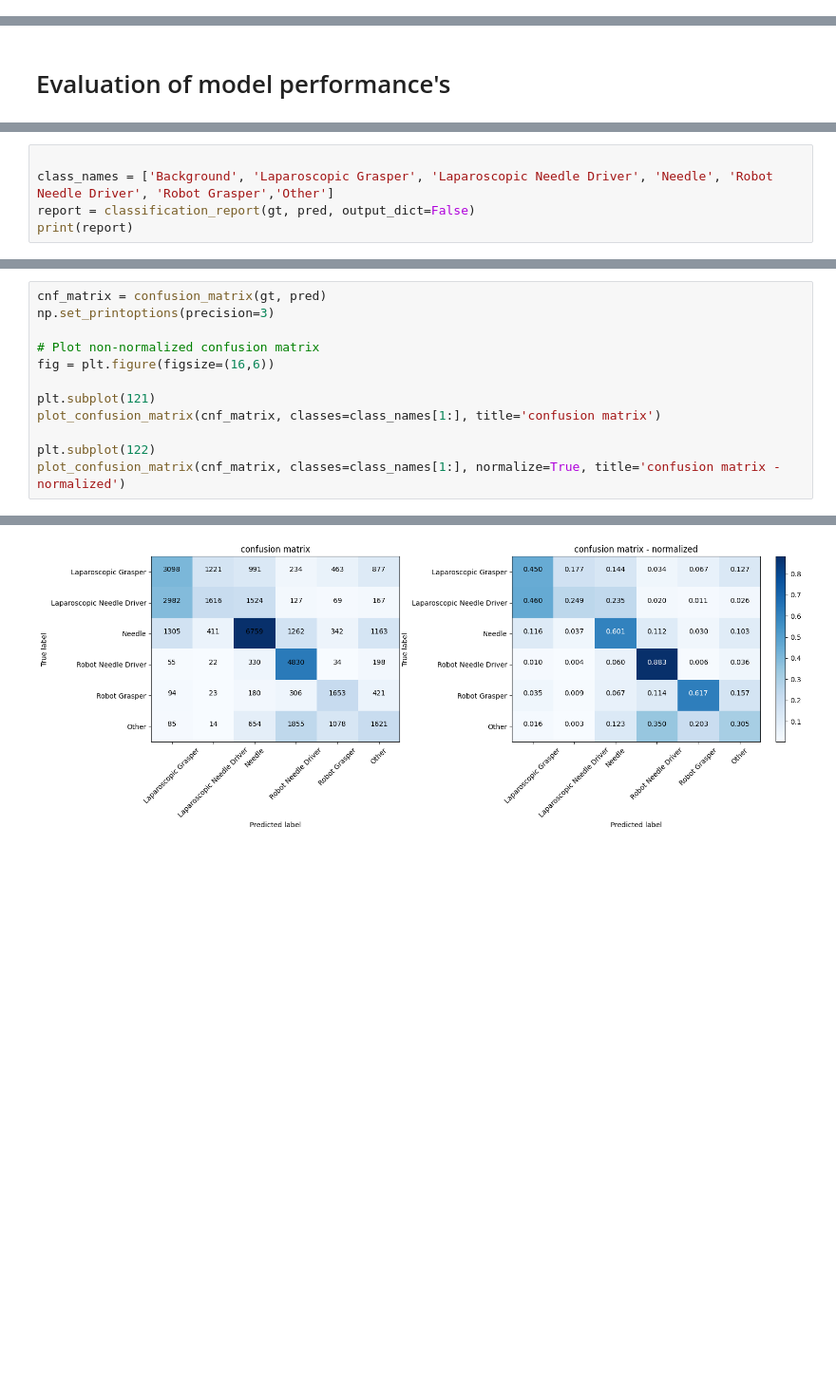
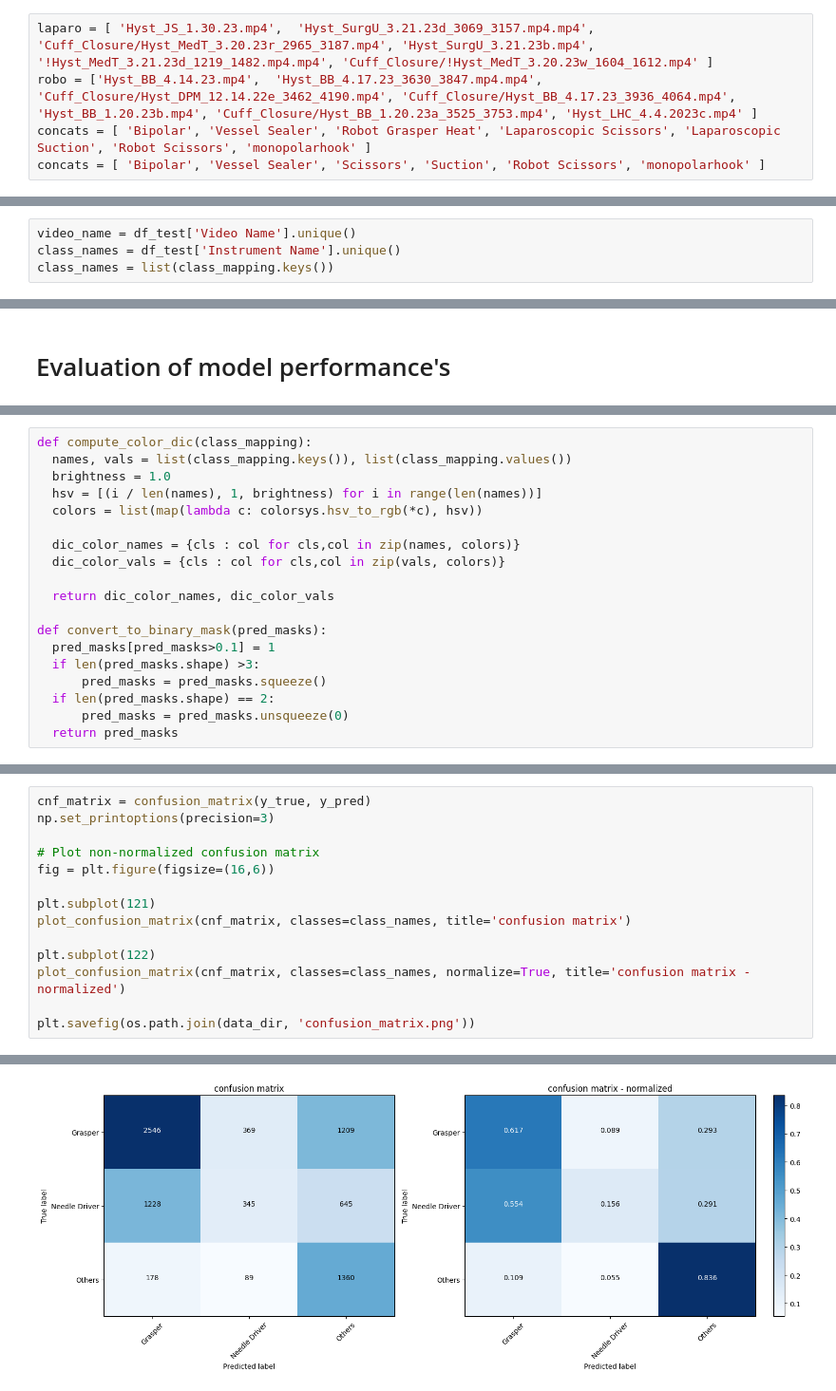
Before and after one commit to lucieDLE/hysterectomy-coach, a Jupyter notebook: src/py/notebooks/rcnn_eval.ipynb, the cells around one changed output, grey strips where cells are left out. Shown: that part at 95% size. Drawn from its saved outputs; the diff is of its cells as text; blank space fills up the shorter version.

```diff
--- a/src/py/notebooks/rcnn_eval.ipynb
+++ b/src/py/notebooks/rcnn_eval.ipynb
@@ -39,0 +24,5 @@ with open(pred_file, 'rb') as f:
+# %%
+laparo = [ 'Hyst_JS_1.30.23.mp4',  'Hyst_SurgU_3.21.23d_3069_3157.mp4.mp4', 'Cuff_Closure/Hyst_MedT_3.20.23r_2965_3187.mp4', 'Hyst_SurgU_3.21.23b.mp4', '!Hyst_MedT_3.21.23d_1219_1482.mp4.mp4', 'Cuff_Closure/!Hyst_MedT_3.20.23w_1604_1612.mp4' ]
+robo = ['Hyst_BB_4.14.23.mp4',  'Hyst_BB_4.17.23_3630_3847.mp4.mp4', 'Cuff_Closure/Hyst_DPM_12.14.22e_3462_4190.mp4', 'Cuff_Closure/Hyst_BB_4.17.23_3936_4064.mp4', 'Hyst_BB_1.20.23b.mp4', 'Cuff_Closure/Hyst_BB_1.20.23a_3525_3753.mp4', 'Hyst_LHC_4.4.2023c.mp4' ]
+concats = [ 'Bipolar', 'Vessel Sealer', 'Robot Grasper Heat', 'Laparoscopic Scissors', 'Laparoscopic Suction', 'Robot Scissors', 'monopolarhook' ]
+concats = [ 'Bipolar', 'Vessel Sealer', 'Scissors', 'Suction', 'Robot Scissors', 'monopolarhook' ]
@@ -39,0 +92,4 @@ with open(pred_file, 'rb') as f:
+# %%
+video_name = df_test['Video Name'].unique()
+class_names = df_test['Instrument Name'].unique()
+class_names = list(class_mapping.keys())
@@ -212,5 +227,0 @@ print(json.dumps(out_dict, indent=2))
-# %%
-
-class_names = ['Background', 'Laparoscopic Grasper', 'Laparoscopic Needle Driver', 'Needle', 'Robot Needle Driver', 'Robot Grasper','Other']
-report = classification_report(gt, pred, output_dict=False)
-print(report)
@@ -229,0 +275,19 @@ weighted avg       0.51      0.51      0.50     38064
+# %%
+def compute_color_dic(class_mapping):
+  names, vals = list(class_mapping.keys()), list(class_mapping.values())
+  brightness = 1.0
+  hsv = [(i / len(names), 1, brightness) for i in range(len(names))]
+  colors = list(map(lambda c: colorsys.hsv_to_rgb(*c), hsv))
+
+  dic_color_names = {cls : col for cls,col in zip(names, colors)}
+  dic_color_vals = {cls : col for cls,col in zip(vals, colors)}
+
+  return dic_color_names, dic_color_vals
+
+def convert_to_binary_mask(pred_masks):
+  pred_masks[pred_masks>0.1] = 1
+  if len(pred_masks.shape) >3:
+      pred_masks = pred_masks.squeeze()
+  if len(pred_masks.shape) == 2:
+      pred_masks = pred_masks.unsqueeze(0)
+  return pred_masks
@@ -230,14 +476,16 @@ weighted avg       0.51      0.51      0.50     38064
 # %%
-cnf_matrix = confusion_matrix(gt, pred)
+cnf_matrix = confusion_matrix(y_true, y_pred)
 np.set_printoptions(precision=3)
 
 # Plot non-normalized confusion matrix
 fig = plt.figure(figsize=(16,6))
 
 plt.subplot(121)
-plot_confusion_matrix(cnf_matrix, classes=class_names[1:], title='confusion matrix')
+plot_confusion_matrix(cnf_matrix, classes=class_names, title='confusion matrix')
 
 plt.subplot(122)
-plot_confusion_matrix(cnf_matrix, classes=class_names[1:], normalize=True, title='confusion matrix - normalized')
+plot_confusion_matrix(cnf_matrix, classes=class_names, normalize=True, title='confusion matrix - normalized')
+
+plt.savefig(os.path.join(data_dir, 'confusion_matrix.png'))
 # %% [output]
 Confusion matrix, without normalization
@@ -252 +494 @@ array([[0.45 , 0.177, 0.144, 0.034, 0.067, 0.127],
-[figure, old version]
+[figure, new version]
```
Also changed, not shown: parts of 28 cells of this notebook, 6 other files.
